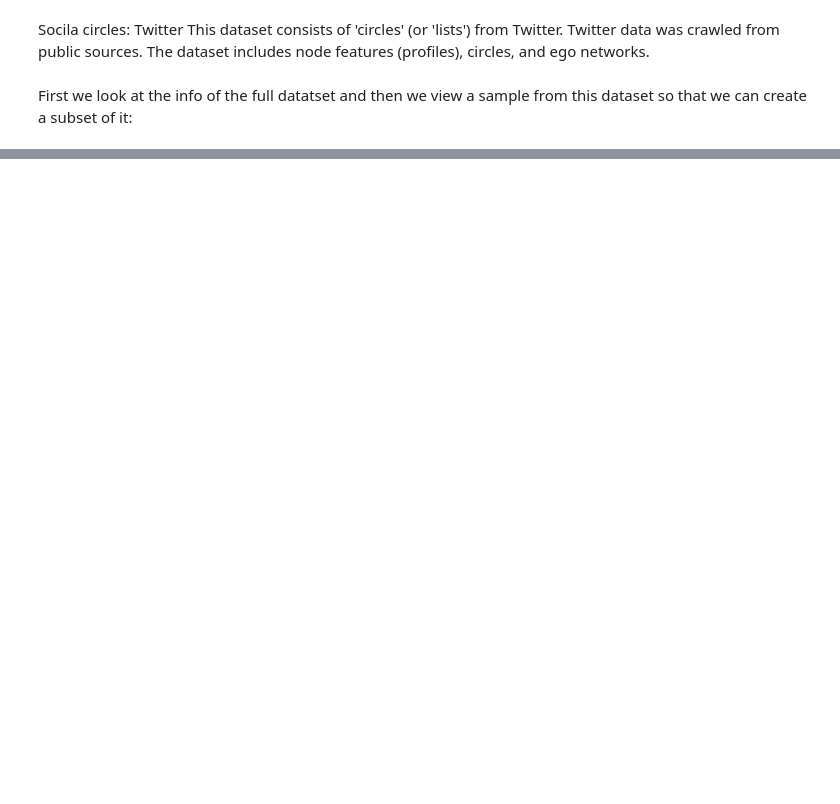
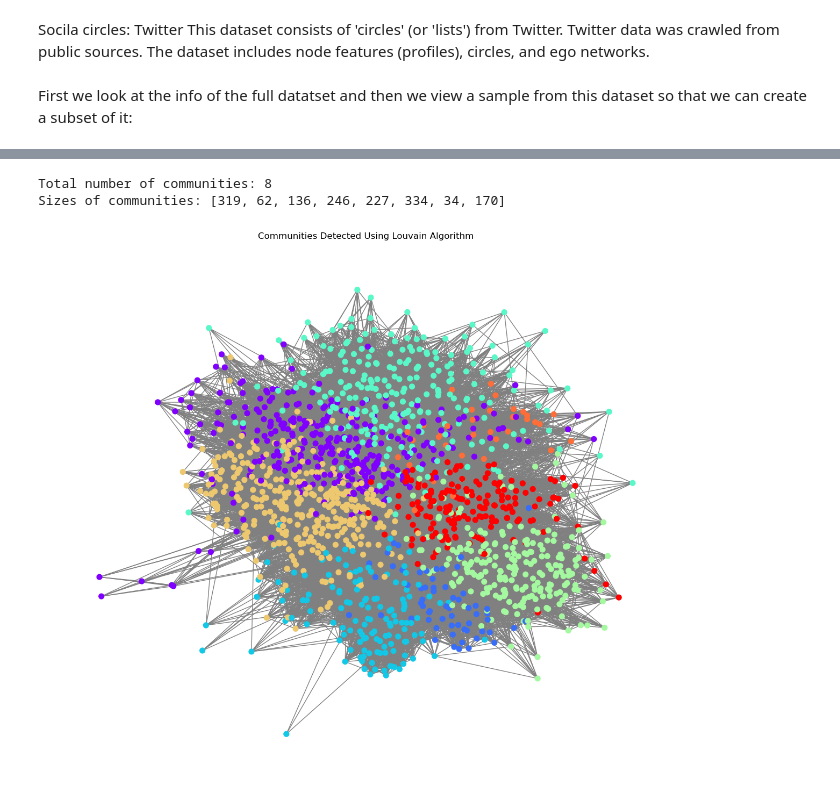
Before and after one commit to TiagoBarrosGarcia/ADC_Project_Group11, a Jupyter notebook: ego-Twitter_Grupo11.ipynb, the cells around one changed output, grey strips where cells are left out. Cells and saved outputs as stored; diff of their text form; code cells hidden in the pictures; blank space fills up the shorter version.

Commit message:
communities

```diff
--- a/ego-Twitter_Grupo11.ipynb
+++ b/ego-Twitter_Grupo11.ipynb
@@ -151,0 +127,64 @@ if __name__ == "__main__":
+# %%
+import networkx as nx
+from networkx.algorithms.community import louvain_communities
+import matplotlib.pyplot as plt
+
+# Step 2: Run the Louvain Community Detection Algorithm
+# Parameters: weight='weight', resolution=1, threshold=1e-07, max_level=None
+communities = louvain_communities(subset_G, resolution=1, threshold=1e-07, seed=42)
+
+# Number of communities
+print(f"Total number of communities: {len(communities)}")
+
+# Size of each community
+community_sizes = [len(community) for community in communities]
+print("Sizes of communities:", community_sizes)
+
+
+# Step 3: Visualize the Communities
+def visualize_communities(graph, communities):
+    # Assign colors to nodes based on their community
+    community_map = {node: idx for idx, community in enumerate(communities) for node in community}
+    node_colors = [community_map[node] for node in graph.nodes()]
+
+    # Generate layout for better visualization
+    pos = nx.spring_layout(graph)
+
+    # Draw the graph
+    plt.figure(figsize=(12, 10))
+    nx.draw(
+        graph, pos,
+        node_color=node_colors,
+        with_labels=False,
+        cmap=plt.cm.rainbow,
+        node_size=50,
+        edge_color="gray"
+    )
+    plt.title("Communities Detected Using Louvain Algorithm")
+
+    # Save the plot
+    plt.savefig("louvain_communities.png", format="png", dpi=300)  # Save as PNG with high resolution
+    plt.show()
+
+# Call visualization
+visualize_communities(subset_G, communities)
+
+
+internal_edges = [subset_G.subgraph(community).number_of_edges() for community in communities]
+print("Number of internal edges in each community:", internal_edges)
+
+degree_centrality = nx.degree_centrality(subset_G)
+for idx, community in enumerate(communities):
+    centrality = {node: degree_centrality[node] for node in community}
+    sorted_centrality = sorted(centrality.items(), key=lambda item: item[1], reverse=True)
+    print(f"Top central nodes in Community {idx}:", sorted_centrality[:5])
+
+for idx, community in enumerate(communities):
+    print(f"Community {idx}:")
+    print(f"Size: {len(community)}")
+    print(f"Internal Edges: {internal_edges[idx]}")
+    print(f"Top central nodes: {sorted_centrality[:5]}")
+# %% [output]
+Total number of communities: 8
+Sizes of communities: [319, 62, 136, 246, 227, 334, 34, 170]
+[figure, added]
```
Also changed, not shown: parts of 13 cells of this notebook.
